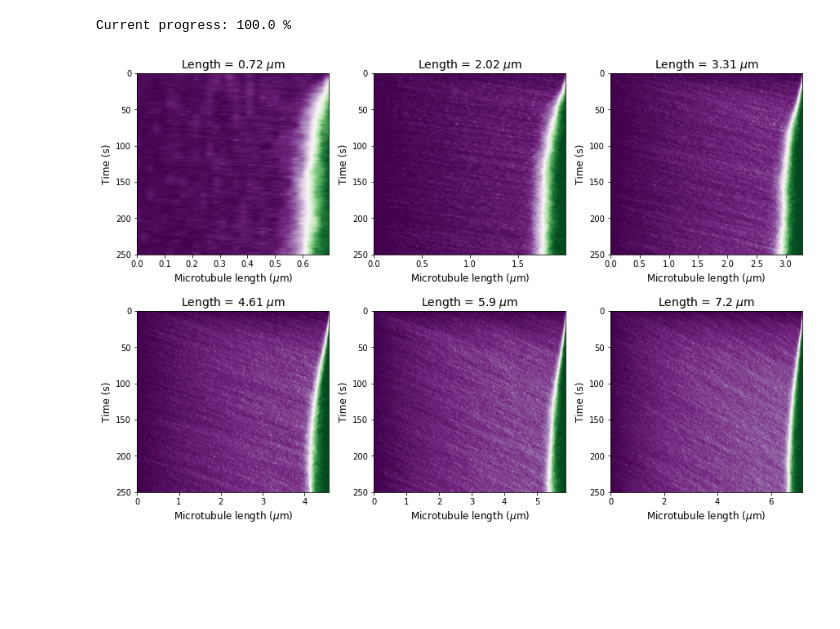
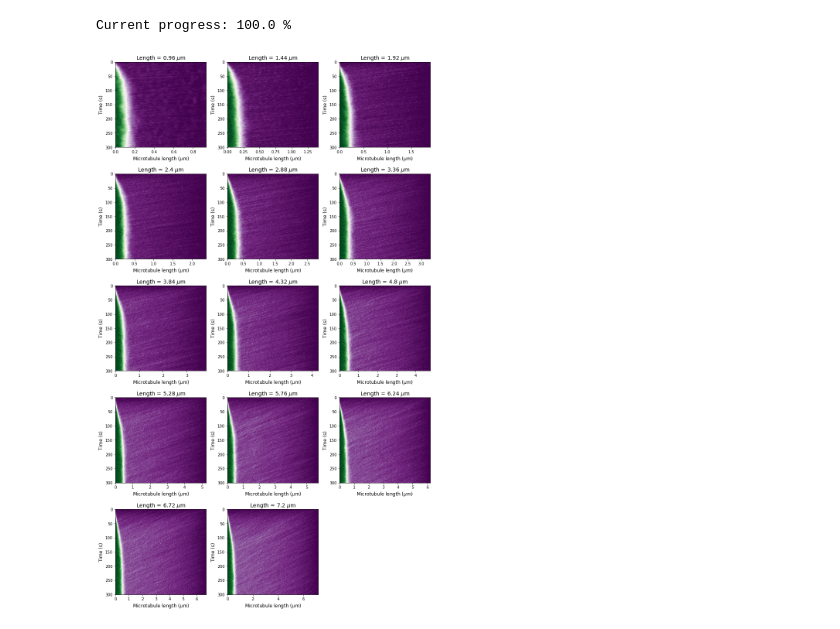
Before and after one commit to mwakok/molecular-motor-dynein, a Jupyter notebook: Simulation Jupyter/SIM - Molecular Traffic Jam.ipynb, the cells around one changed output. Drawn from its saved outputs; the diff is of its cells as text; code cells hidden in the pictures; blank space fills up the shorter version.

```diff
--- a/Simulation Jupyter/SIM - Molecular Traffic Jam.ipynb
+++ b/Simulation Jupyter/SIM - Molecular Traffic Jam.ipynb
@@ -31,17 +29,15 @@ from IPython.display import clear_output
 # Dictionary to store all simulation parameters
 simParameters = {}
 simParameters['record_data'] = True  # Store data and figures: True or False
-simParameters['num_sims'] = 100  # Number of simulations per condition
-simParameters['scan'] = True  # Choice: True (vary lattice size) or False
-simParameters['num_scans'] = 6  # Number of lattice sizes to scan
+simParameters['num_sims'] = 100  # Number of simulations per scan condition
+simParameters['scan'] = True  # True (vary lattice size) or False
 simParameters['type'] = 'SP'  # Determine type of dynein: 'WT' (Wild-Type) or 'SP' (Super-Processive)
 simParameters['concentration'] = 1  # Dynein concentration in nM
 simParameters['step_size'] = 24  # Basic lattice unit is size of motor step, for dynein the step size is 24 nm
 simParameters['length'] = 100  # Length lattice in hopping units
-simParameters['length_min'] = 30
-simParameters['length_max'] = 300
-simParameters['iter_max'] = 50000  # Maximum number of iterations per condition
-simParameters['time_max'] = 250  # Max simulated time (in seconds)
+simParameters['length_range'] = np.arange(40, 301, 20)  # length range to scan
+simParameters['iter_max'] = 100000  # Maximum number of iterations per condition
+simParameters['time_max'] = 300  # Max simulated time (in seconds)
 simParameters['frame_time'] = 1  # Frame time for recording the lattice configuration (in seconds)
 # %% [markdown]
 ## Define characteristics of the molecular motor
@@ -77,7 +73,7 @@ TIME = str(strftime('%X'))
 TIME = TIME.replace(':', '-')
 
 if simPa.record_data:
-    foldername = '.\\SIM_RUNS\\' + DATE + '__' + TIME
+    foldername = 'G:\\DATA\\SIM_RUNS\\' + DATE + '__' + TIME
     os.makedirs(foldername)
 # %% [markdown]
 ### Possible events
@@ -175,17 +171,19 @@ def gillespie(simPa):
             lattice_cont.append(lattice.copy())
             tt_cont.append(tt)
 
+    if counter == simPa.iter_max:
+        print('Max iteration reached!')
     return lattice_cont, tt_cont
 # %% [markdown]
 ### Simulate motor protein motion
 # %%
-RESULTS = pd.DataFrame(columns=['Time', 'Lattice','Concentration', 'Length', 'Frame Time', 'Type', 'Rates', 'Datestamp', 'Timestamp'])
+RESULTS = pd.DataFrame(columns=['Time', 'Lattice','Concentration', 'Length', 'Frametime', 'Type', 'Stepsize', 'Rates', 'Datestamp', 'Timestamp'])
 rates = [simPa.concentration*simPa.k_on, simPa.k_off, simPa.k_off_end, simPa.k_hop]
 update = 0
 
 # Setup parameter scanning
 if simPa.scan:
-    simPa.scan_range = np.linspace(simPa.length_min, simPa.length_max, num=simPa.num_scans, dtype=int)
+    simPa.scan_range = simPa.length_range
 else:
     simPa.scan_range = [simPa.length]
 
@@ -202,8 +200,8 @@ for length in simPa.scan_range:
         data = {
                 'Time': np.asarray(time), 'Lattice': np.asarray(lattice),
                 'Concentration': simPa.concentration, 'Length': simPa.length,
-                'Frame Time': simPa.frame_time, 'Type': simPa.type, 'Rates': np.round(rates,4), \
-                'Datestamp': DATE, 'Timestamp': TIME.replace('-', ':')
+                'Frametime': simPa.frame_time, 'Type': simPa.type, 'Stepsize': simPa.step_size,
+                'Rates': np.round(rates,4), 'Datestamp': DATE, 'Timestamp': TIME.replace('-', ':')
                }
         RESULTS = RESULTS.append(data, ignore_index=True)
 
@@ -222,8 +220,9 @@ Current progress: 100.0 %
 # %%
 # Number of plots
 if simPa.scan:
-    rows = int(np.ceil(simPa.num_scans/3))
-    cols = simPa.num_scans if simPa.num_scans < 3 else 3
+    num_scans = len(simPa.scan_range)
+    rows = int(np.ceil(num_scans/3))
+    cols = num_scans if num_scans < 3 else 3
 else:
      rows = cols = 1
 
@@ -242,32 +241,32 @@ for row in range(rows):
 
             # Prepare data
             X = np.arange(0, lattice.iloc[0].shape[1])
             X = X * (simPa.step_size/1000) # change units to um
             Y = np.arange(0, lattice.iloc[0].shape[0])
             Y = Y * simPa.frame_time # change units to seconds
             X, Y = np.meshgrid(X, Y)
             Z_mean = np.mean(lattice, axis=0)
 
             # Plot data
             ax = fig.add_subplot(spec[row, col])
-            ax.contourf(X, Y, Z_mean, 100, cmap='PRGn')
+            ax.contourf(np.flip(X), Y, Z_mean, 100, cmap='PRGn')
             ax.set_ylim(Y[-1][0],0)
             ax.set_xlabel('Microtubule length ($\mu$m)', fontsize=12)
             ax.set_ylabel('Time (s)', fontsize=12)
 
             if simPa.scan:
                 ax.set_title('Length = ' + str(np.round(simPa.scan_range[fig_num]*(simPa.step_size/1000),2)) + ' $\mu$m' , fontsize=14)
             else:
                 ax.set_title('Kymograph (N = ' + str(simPa.num_sims) + ')', fontsize=14)
 
             fig_num += 1
 
 # Save plot
 if simPa.record_data:
     filename = foldername + "/" + 'Figure_1'
     plt.savefig(filename+'.eps', format='eps', dpi=1200)
     plt.savefig(filename+'.png', format='png', dpi=300)
 
 plt.show()
 # %% [output]
-[figure, old version]
+[figure, new version]
```
Also changed, not shown: parts of 1 cell of this notebook, 12 other files.
